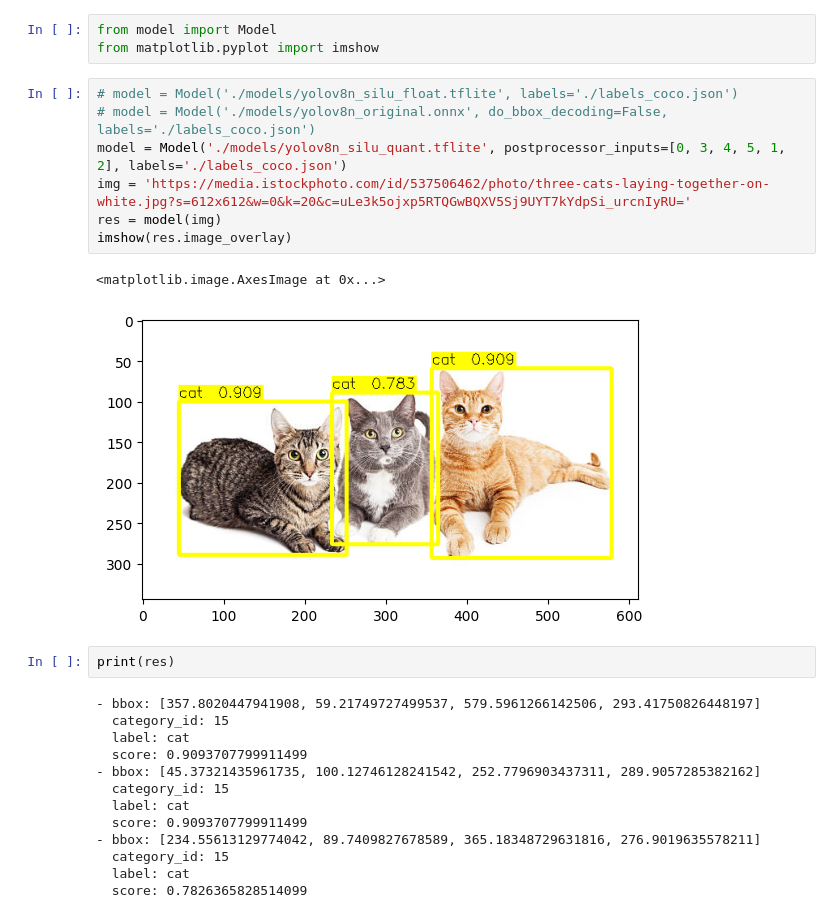
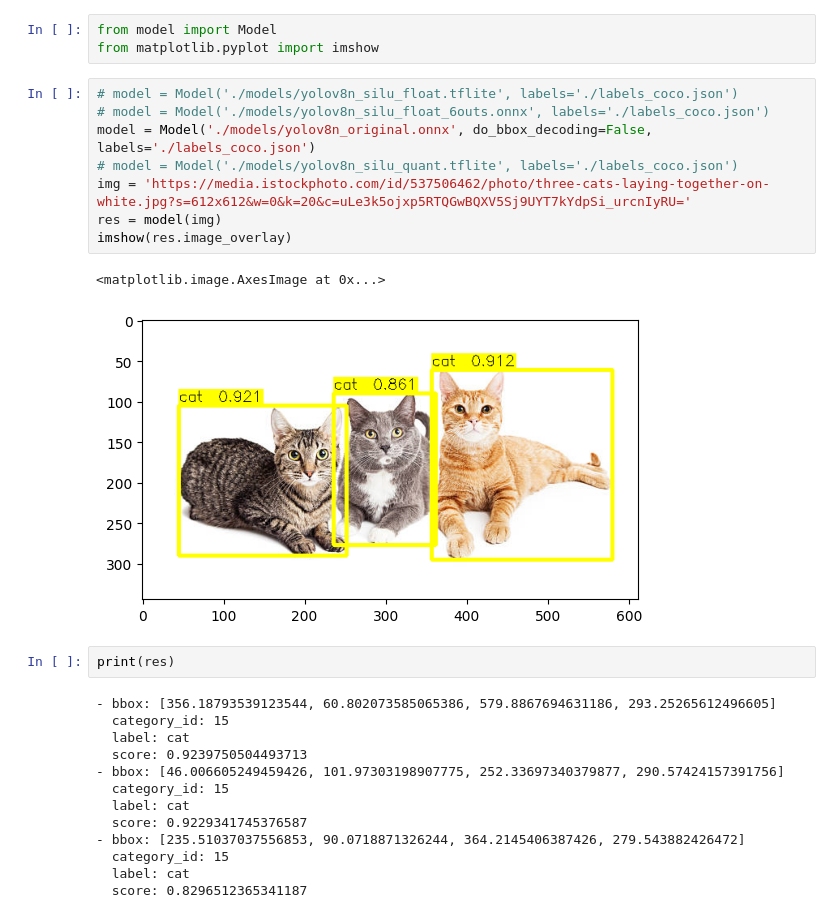
Before and after one commit to DeGirum/yolo_inference, a Jupyter notebook: example.ipynb, the cells around one changed output. Cells and saved outputs as stored; diff of their text form.

Commit message:
added postprocessor input inference

```diff
--- a/example.ipynb
+++ b/example.ipynb
@@ -3,26 +3,27 @@ from model import Model
 from matplotlib.pyplot import imshow
 # %%
 # model = Model('./models/yolov8n_silu_float.tflite', labels='./labels_coco.json')
-# model = Model('./models/yolov8n_original.onnx', do_bbox_decoding=False, labels='./labels_coco.json')
-model = Model('./models/yolov8n_silu_quant.tflite', postprocessor_inputs=[0, 3, 4, 5, 1, 2], labels='./labels_coco.json')
+# model = Model('./models/yolov8n_silu_float_6outs.onnx', labels='./labels_coco.json')
+model = Model('./models/yolov8n_original.onnx', do_bbox_decoding=False, labels='./labels_coco.json')
+# model = Model('./models/yolov8n_silu_quant.tflite', labels='./labels_coco.json')
 img = 'https://media.istockphoto.com/id/537506462/photo/three-cats-laying-together-on-white.jpg?s=612x612&w=0&k=20&c=uLe3k5ojxp5RTQGwBQXV5Sj9UYT7kYdpSi_urcnIyRU='
 res = model(img)
 imshow(res.image_overlay)
 # %% [output]
 <matplotlib.image.AxesImage at 0x...>
-[figure, old version]
+[figure, new version]
 # %%
 print(res)
 # %% [output]
-- bbox: [357.8020447941908, 59.21749727499537, 579.5961266142506, 293.41750826448197]
+- bbox: [356.18793539123544, 60.802073585065386, 579.8867694631186, 293.25265612496605]
   category_id: 15
   label: cat
-  score: 0.9093707799911499
-- bbox: [45.37321435961735, 100.12746128241542, 252.7796903437311, 289.9057285382162]
+  score: 0.9239750504493713
+- bbox: [46.006605249459426, 101.97303198907775, 252.33697340379877, 290.57424157391756]
   category_id: 15
   label: cat
-  score: 0.9093707799911499
-- bbox: [234.55613129774042, 89.7409827678589, 365.18348729631816, 276.9019635578211]
+  score: 0.9229341745376587
+- bbox: [235.51037037556853, 90.0718871326244, 364.2145406387426, 279.543882426472]
   category_id: 15
   label: cat
-  score: 0.7826365828514099
+  score: 0.8296512365341187
```
Also changed, not shown: 2 other files.
